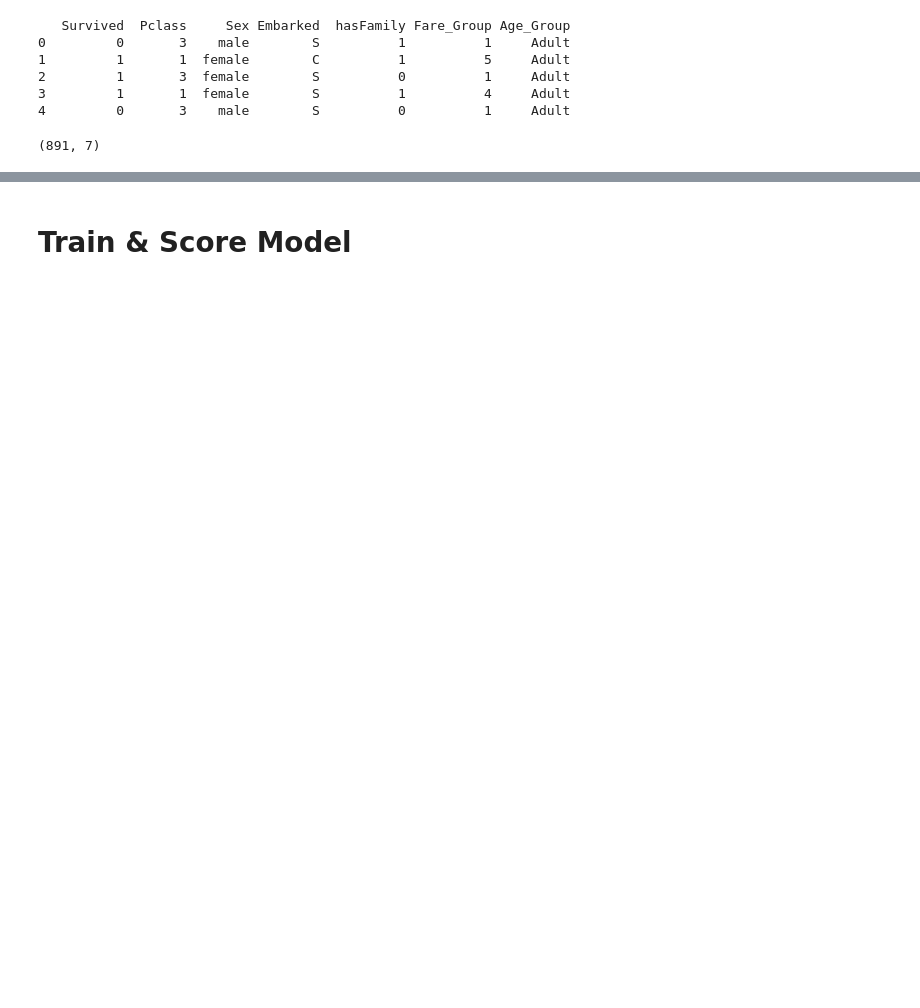
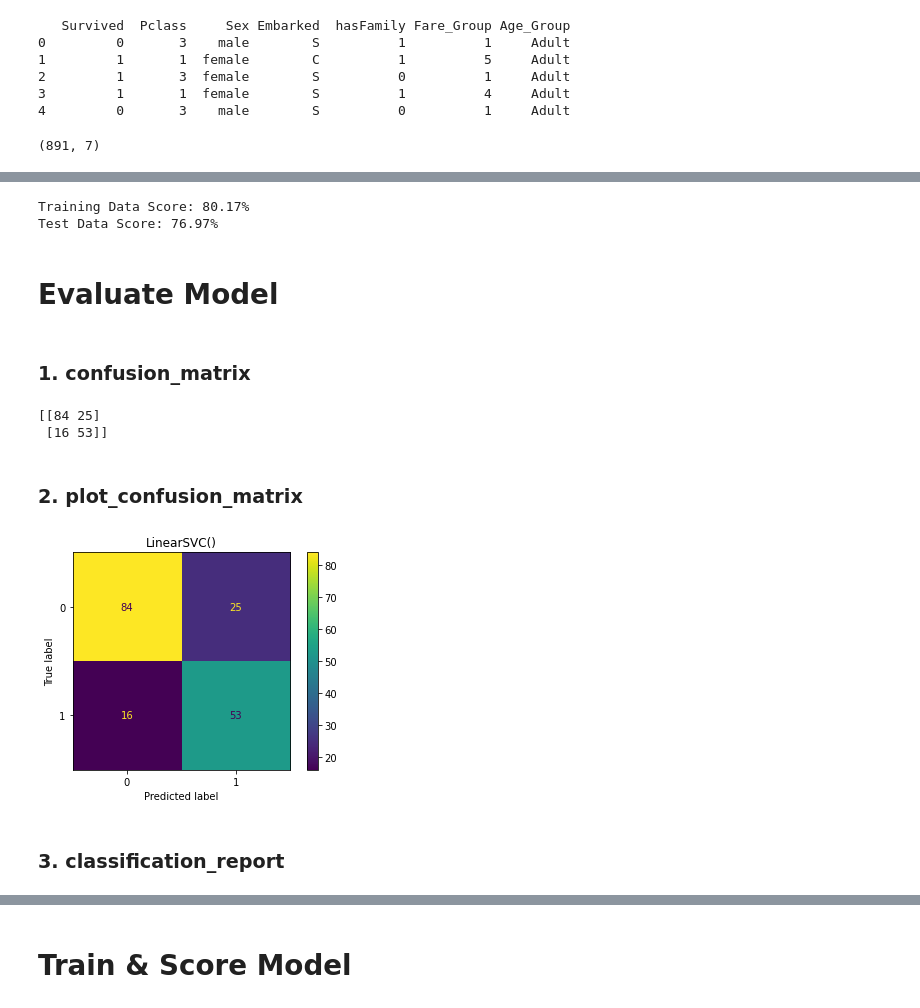
Before and after one commit to kelv-yap/sp_dsai_machine_learning, a Jupyter notebook: classification/classification.ipynb, the cells around one changed output, grey strips where cells are left out. Drawn from its saved outputs; the diff is of its cells as text; code cells hidden in the pictures; blank space fills up the shorter version.

```diff
--- a/classification/classification.ipynb
+++ b/classification/classification.ipynb
@@ -122,14 +146,7 @@ df.shape
 # %%
-# 3. Age (delete OR group)
-df.Age.replace('', np.nan, inplace=True)
 df['Age'] = df['Age'].fillna(-1)
-# df = df.dropna()
-
-age_bins=[-1,0,3,13,20,60,120]
-age_labels=['Unknown','Baby','Children','Teenager','Adult','Elderly']
-# age_bins=[0,3,13,20,60,120]
-# age_labels=['Baby','Children','Teenager','Adult','Elderly']
-# age_labels=[1,2,3,4,5,6]
+age_bins=[-1,0,13,60,120]
+age_labels=['Unknown','Children','Adult','Elderly']
 df['Age_Group'] = pd.cut(df['Age'], bins=age_bins, labels=age_labels, right=False)
 df = df.drop('Age', 1)
 print(df.head())
@@ -227,0 +267,35 @@ memory usage: 39.9 KB
+# %%
+training_data_score = model.score(X_train, y_train)
+print("Training Data Score: {:.2f}%".format(training_data_score*100))
+
+test_data_score = model.score(X_test, y_test)
+print("Test Data Score: {:.2f}%".format(test_data_score*100))
+# %% [output]
+Training Data Score: 80.17%
+Test Data Score: 76.97%
+# %% [markdown]
+Evaluate Model
+=============
+# %% [markdown]
+### 1. confusion_matrix
+# %%
+from sklearn.metrics import confusion_matrix
+
+y_predict = model.predict(X_test)
+cm = confusion_matrix(y_test, y_predict)
+print(cm)
+# %% [output]
+[[84 25]
+ [16 53]]
+# %% [markdown]
+### 2. plot_confusion_matrix
+# %%
+from sklearn.metrics import plot_confusion_matrix
+
+plot_confusion_matrix(model, X_test, y_test)
+plt.title(model)
+plt.show()
+# %% [output]
+[figure, added]
+# %% [markdown]
+### 3. classification_report
```
Also changed, not shown: parts of 52 cells of this notebook, 1 other file.
